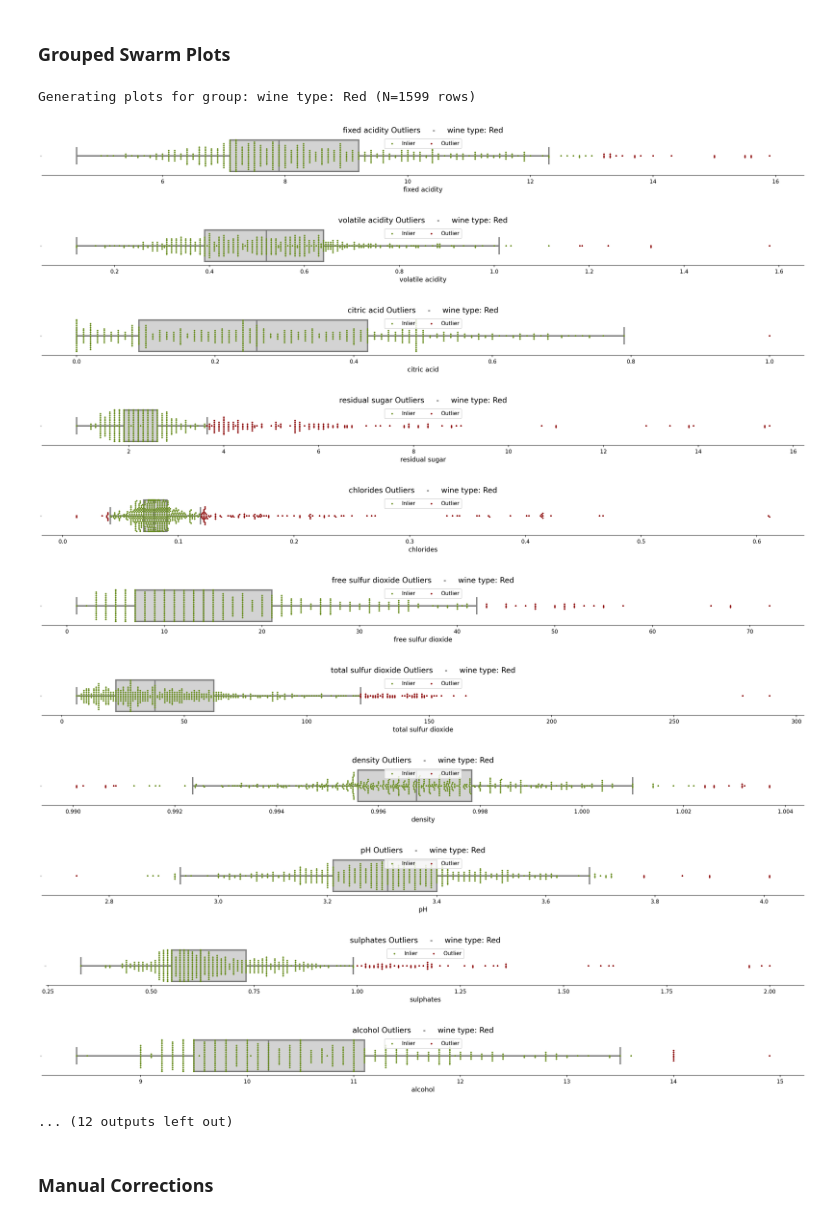
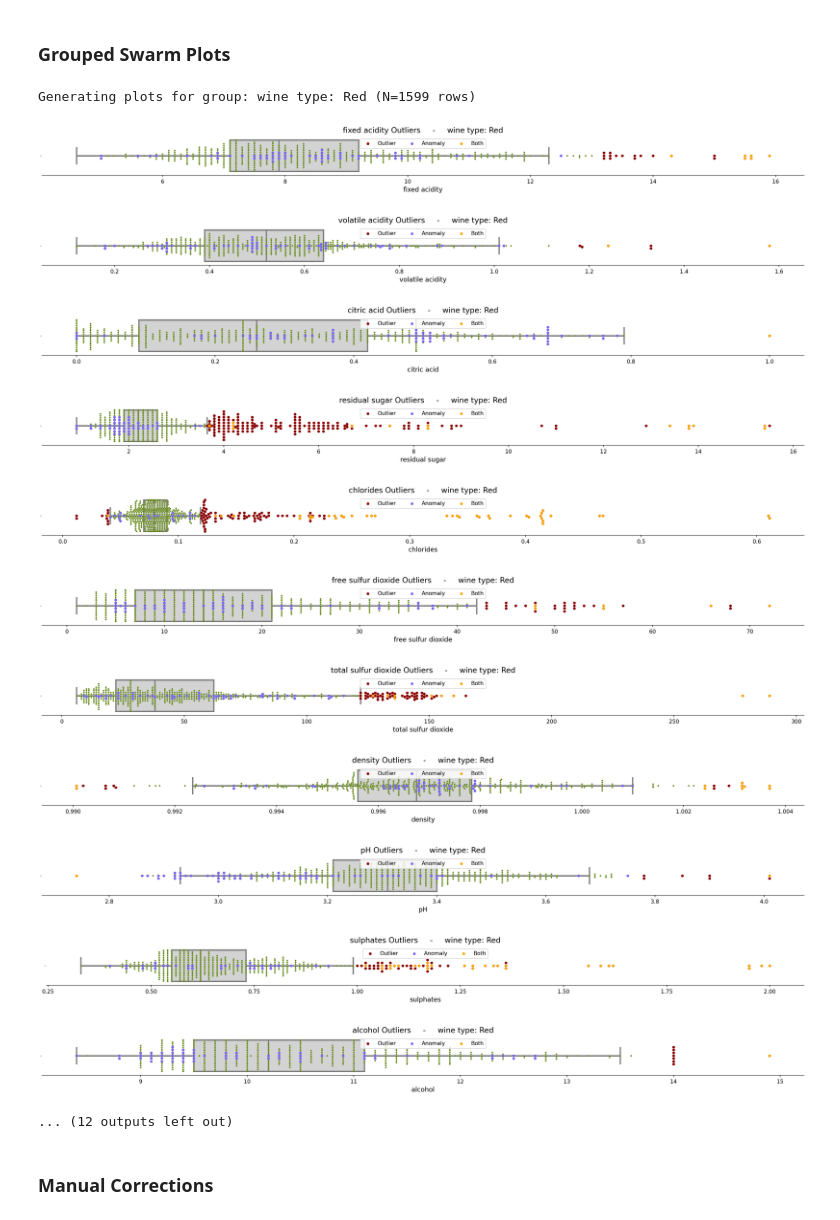
Before and after one commit to sam-tritto/outliers-and-anomalies, a Jupyter notebook: Wine_Quality_Outlier_and_Anomaly.ipynb, the cells around one changed output. Cells and saved outputs as stored; diff of their text form; code cells hidden in the pictures.

```diff
--- a/Wine_Quality_Outlier_and_Anomaly.ipynb
+++ b/Wine_Quality_Outlier_and_Anomaly.ipynb
@@ -26,6 +26,8 @@ warnings.filterwarnings("ignore")
 # %%
 color_1 = 'olivedrab'
 color_2 = 'darkred'
+color_3 = 'mediumslateblue'
+color_4 = 'orange'
 # %%
 # remove some borders
 plt.rcParams['axes.axisbelow'] = True
@@ -767,46 +769,54 @@ for group_name_tuple, current_group_df in groups_to_plot:
 
     # Inner loop: Iterate through each metric within the current group
     for metric in col_list:
         outlier_col_name = f'{metric}_outlier'
 
         # Create a new figure for each plot
         plt.figure(figsize=(20, 2))
 
         # Separate inliers and outliers for the current metric WITHIN THIS GROUP
         inliers = current_group_df[current_group_df[outlier_col_name] == 0]
         outliers = current_group_df[current_group_df[outlier_col_name] == 1]
+        anomalies = current_group_df[current_group_df['anomaly_flag'] == 1]
+        both = current_group_df[(current_group_df[outlier_col_name] == 1)&(current_group_df['anomaly_flag'] == 1)]
 
         # Sample inliers
         sampled_inliers = inliers.sample(n=sample_size, random_state=42)
 
         # Plot sampled inliers
-        sns.swarmplot(x=f'{metric}', data=sampled_inliers, color=color_1, size=3, label='Inlier', ax=plt.gca())
+        sns.swarmplot(x=f'{metric}', data=sampled_inliers, color=color_1, size=3, ax=plt.gca())
 
         # Plot the boxplot (this uses the full current group data)
         sns.boxplot(x=f'{metric}', data=current_group_df, orient='h', color='lightgrey', showfliers=False, linewidth=2.5, ax=plt.gca())
 
         # Plot all outliers
-        sns.swarmplot(x=f'{metric}', data=outliers, color=color_2, size=3, label='Outlier', ax=plt.gca())
+        sns.swarmplot(x=f'{metric}', data=outliers, color=color_2, size=5, label='Outlier', ax=plt.gca())
+
+        # Plot all anomalies
+        sns.swarmplot(x=f'{metric}', data=anomalies, color=color_3, size=5, label='Anomaly', ax=plt.gca())
+
+        # Plot all both
+        sns.swarmplot(x=f'{metric}', data=both, color=color_4, size=5, label='Both', ax=plt.gca())
 
         plt.legend(loc='upper center', ncols=3)
         plt.xlabel(f'{metric}', size=12)
         # Update the title to include the current group information
         plt.title(f'{metric} Outliers     -     {group_title_str}', size=14)
         plt.tight_layout()
         plt.show()
 # %% [output]
 Generating plots for group: wine type: Red (N=1599 rows)
-[figure, old version]
+[figure, new version]
-[figure, old version]
+[figure, new version]
-[figure, old version]
+[figure, new version]
-[figure, old version]
+[figure, new version]
-[figure, old version]
+[figure, new version]
-[figure, old version]
+[figure, new version]
-[figure, old version]
+[figure, new version]
-[figure, old version]
+[figure, new version]
-[figure, old version]
+[figure, new version]
-[figure, old version]
+[figure, new version]
-[figure, old version]
+[figure, new version]
 ... (12 outputs left out)
 # %% [markdown]
 ### Manual Corrections
```
Also changed, not shown: parts of 5 cells of this notebook.
